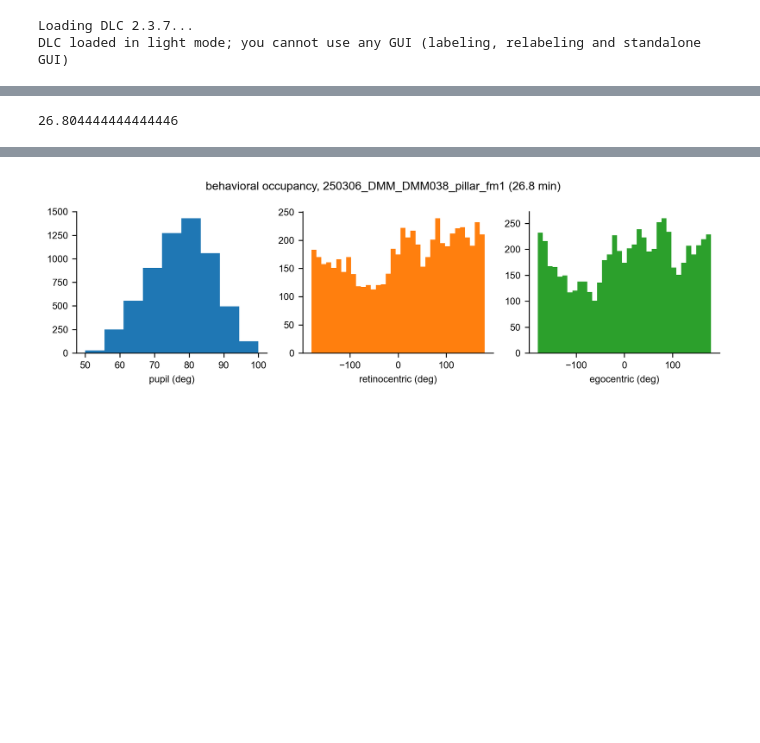
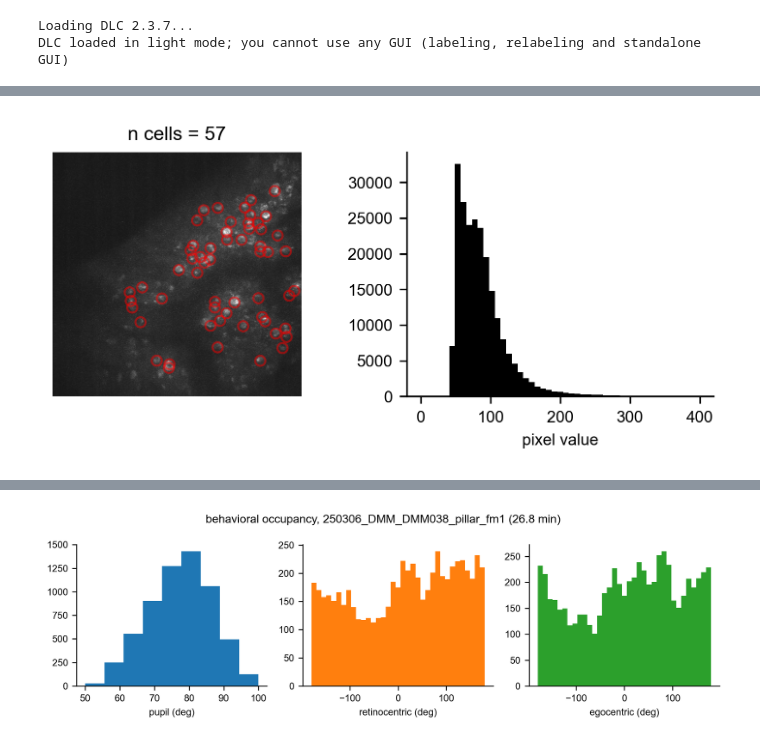
Before and after one commit to nielllab/freely-moving-2P, a Jupyter notebook: notebooks/model_fit_v1_figs.ipynb, the cells around one changed output, grey strips where cells are left out. Drawn from its saved outputs; the diff is of its cells as text; code cells hidden in the pictures; blank space fills up the shorter version.

```diff
--- a/notebooks/model_fit_v1_figs.ipynb
+++ b/notebooks/model_fit_v1_figs.ipynb
@@ -10,7 +21,19 @@ DLC loaded in light mode; you cannot use any GUI (labeling, relabeling and stand
+# %%
+fig, [ax1,ax2] = plt.subplots(1,2, dpi=300, figsize=(5,2.4))
+
+ax1.imshow(ops.item()['max_proj'], cmap='gray', vmin=0, vmax=500)
+ax1.axis('off')
+for cell in stat[usecells]:
+    # ax1.plot(np.mean(cell['xpix']), np.mean(cell['ypix']), 'o', ms=10, fill='none')
+    ax1.scatter(np.mean(cell['xpix'])-20, np.mean(cell['ypix'])-22, s=25, facecolors='none', edgecolors='r', alpha=0.5)
+ax1.set_title('n cells = {}'.format(np.sum(usecells)))
+
+ax2.hist(ops.item()['max_proj'].flatten(), bins=np.linspace(0,400), color='k')
+ax2.set_xlabel('pixel value')
+
+fig.tight_layout()
+# %% [output]
+[figure, added]
 # %%
 # plot behavioral occupancy
 data = fm2p.read_h5(r'K:\Mini2P\250306_DMM_DMM038_pillar\fm1\250306_DMM_DMM038_fm_1_preproc.h5')
-# %%
-data['twopT'][-1]/60
-# %% [output]
-26.804444444444446
```
Also changed, not shown: parts of 15 cells of this notebook, 7 other files.
